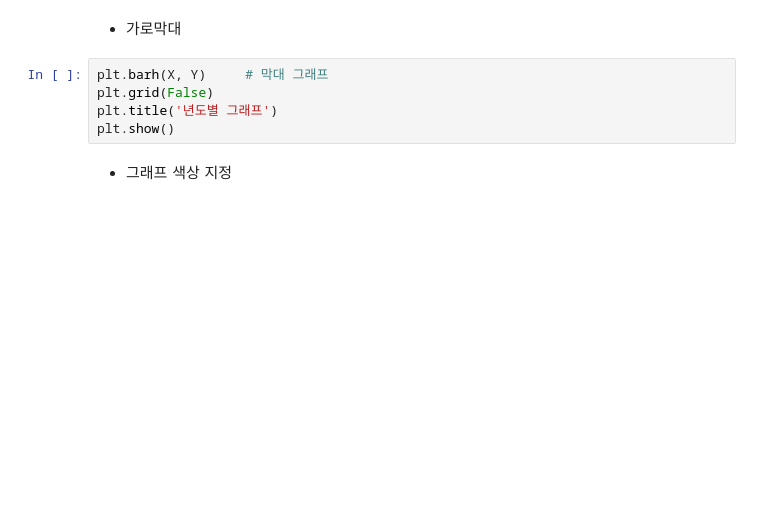
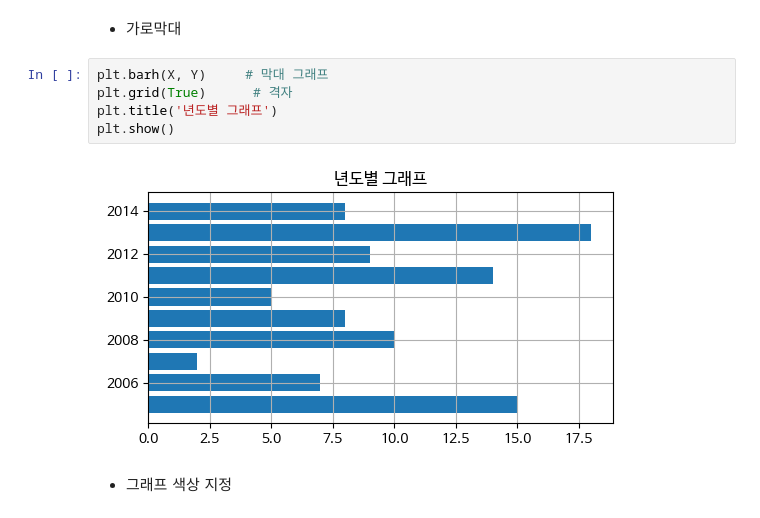
Before and after one commit to hseongeun/projectmanager, a Jupyter notebook: 2_데이터분석_02_라이브러리_실습.ipynb, the cells around one changed output. Saved outputs shown, nothing was run; the diff lists cells and outputs as text; blank space fills up the shorter version.

```diff
--- a/2_데이터분석_02_라이브러리_실습.ipynb
+++ b/2_데이터분석_02_라이브러리_실습.ipynb
@@ -1296,9 +1340,11 @@ plt.show()
 - 가로막대
 # %%
 plt.barh(X, Y)     # 막대 그래프
-plt.grid(False)
+plt.grid(True)      # 격자
 plt.title('년도별 그래프')
 plt.show()
+# %% [output]
+[figure, added]
 # %% [markdown]
 - 그래프 색상 지정
 # %%
```
Also changed, not shown: parts of 13 cells of this notebook.
